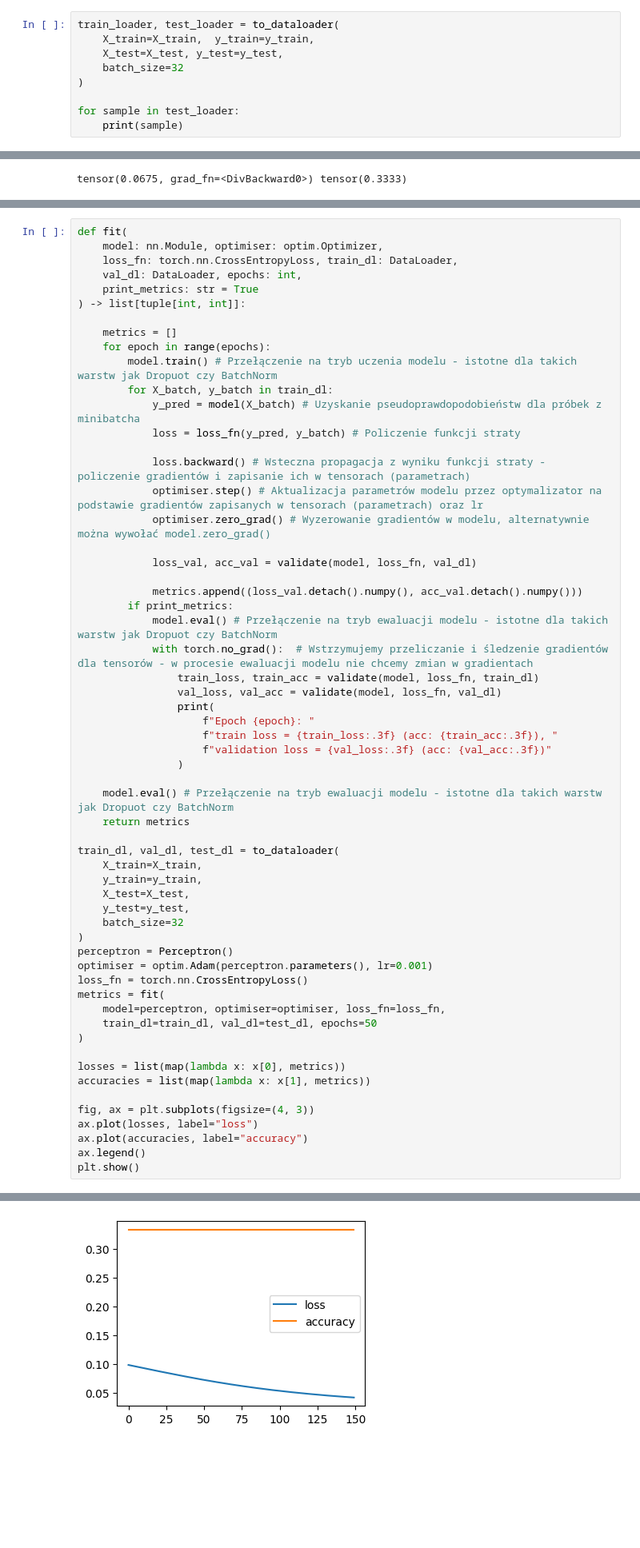
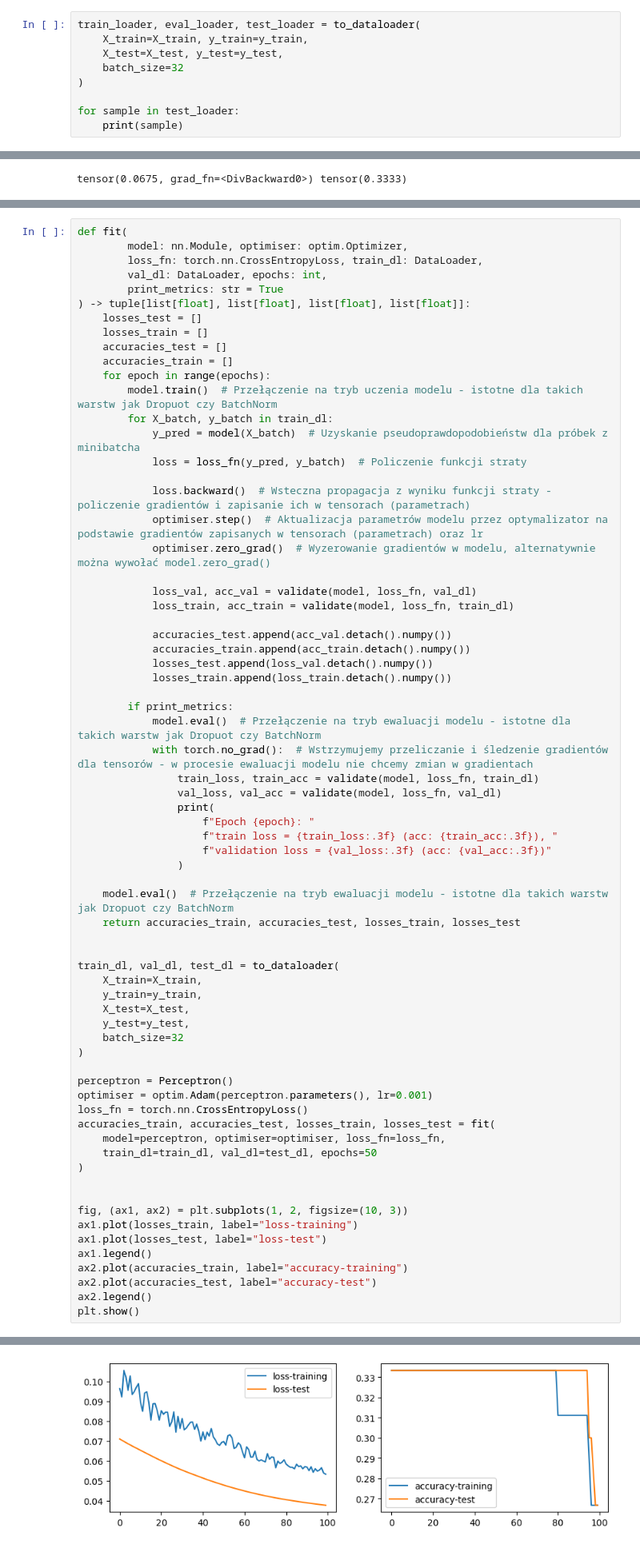
Before and after one commit to Dund33/gsn3, a Jupyter notebook: lab03_poprawione.ipynb, the cells around one changed output, grey strips where cells are left out. Shown at 80% size. Cells and saved outputs as stored; diff of their text form; blank space fills up the shorter version.

```diff
--- a/lab03_poprawione.ipynb
+++ b/lab03_poprawione.ipynb
@@ -346,8 +346,8 @@ def to_dataloader(
 # %% [markdown]
 ***Przetestuj*** implementację
 # %%
-train_loader, test_loader = to_dataloader(
-    X_train=X_train,  y_train=y_train,
+train_loader, eval_loader, test_loader = to_dataloader(
+    X_train=X_train, y_train=y_train,
     X_test=X_test, y_test=y_test,
     batch_size=32
 )
@@ -414,27 +421,34 @@ Przed uzupełnieniem poniżej implementacji została nam jeszcze jedna istotna k
 # %%
 def fit(
-    model: nn.Module, optimiser: optim.Optimizer,
-    loss_fn: torch.nn.CrossEntropyLoss, train_dl: DataLoader,
-    val_dl: DataLoader, epochs: int,
-    print_metrics: str = True
-) -> list[tuple[int, int]]:
+        model: nn.Module, optimiser: optim.Optimizer,
+        loss_fn: torch.nn.CrossEntropyLoss, train_dl: DataLoader,
+        val_dl: DataLoader, epochs: int,
+        print_metrics: str = True
+) -> tuple[list[float], list[float], list[float], list[float]]:
+    losses_test = []
+    losses_train = []
+    accuracies_test = []
+    accuracies_train = []
+    for epoch in range(epochs):
+        model.train()  # Przełączenie na tryb uczenia modelu - istotne dla takich warstw jak Dropuot czy BatchNorm
+        for X_batch, y_batch in train_dl:
+            y_pred = model(X_batch)  # Uzyskanie pseudoprawdopodobieństw dla próbek z minibatcha
+            loss = loss_fn(y_pred, y_batch)  # Policzenie funkcji straty
 
-    metrics = []
-    for epoch in range(epochs):
-        model.train() # Przełączenie na tryb uczenia modelu - istotne dla takich warstw jak Dropuot czy BatchNorm
-        for X_batch, y_batch in train_dl:
-            y_pred = model(X_batch) # Uzyskanie pseudoprawdopodobieństw dla próbek z minibatcha
-            loss = loss_fn(y_pred, y_batch) # Policzenie funkcji straty
-
-            loss.backward() # Wsteczna propagacja z wyniku funkcji straty - policzenie gradientów i zapisanie ich w tensorach (parametrach)
-            optimiser.step() # Aktualizacja parametrów modelu przez optymalizator na podstawie gradientów zapisanych w tensorach (parametrach) oraz lr
-            optimiser.zero_grad() # Wyzerowanie gradientów w modelu, alternatywnie można wywołać model.zero_grad()
+            loss.backward()  # Wsteczna propagacja z wyniku funkcji straty - policzenie gradientów i zapisanie ich w tensorach (parametrach)
+            optimiser.step()  # Aktualizacja parametrów modelu przez optymalizator na podstawie gradientów zapisanych w tensorach (parametrach) oraz lr
+            optimiser.zero_grad()  # Wyzerowanie gradientów w modelu, alternatywnie można wywołać model.zero_grad()
 
             loss_val, acc_val = validate(model, loss_fn, val_dl)
+            loss_train, acc_train = validate(model, loss_fn, train_dl)
 
-            metrics.append((loss_val.detach().numpy(), acc_val.detach().numpy()))
+            accuracies_test.append(acc_val.detach().numpy())
+            accuracies_train.append(acc_train.detach().numpy())
+            losses_test.append(loss_val.detach().numpy())
+            losses_train.append(loss_train.detach().numpy())
+
         if print_metrics:
-            model.eval() # Przełączenie na tryb ewaluacji modelu - istotne dla takich warstw jak Dropuot czy BatchNorm
+            model.eval()  # Przełączenie na tryb ewaluacji modelu - istotne dla takich warstw jak Dropuot czy BatchNorm
             with torch.no_grad():  # Wstrzymujemy przeliczanie i śledzenie gradientów dla tensorów - w procesie ewaluacji modelu nie chcemy zmian w gradientach
                 train_loss, train_acc = validate(model, loss_fn, train_dl)
                 val_loss, val_acc = validate(model, loss_fn, val_dl)
@@ -444,8 +458,9 @@ def fit(
                     f"validation loss = {val_loss:.3f} (acc: {val_acc:.3f})"
                 )
 
-    model.eval() # Przełączenie na tryb ewaluacji modelu - istotne dla takich warstw jak Dropuot czy BatchNorm
-    return metrics
+    model.eval()  # Przełączenie na tryb ewaluacji modelu - istotne dla takich warstw jak Dropuot czy BatchNorm
+    return accuracies_train, accuracies_test, losses_train, losses_test
+
 
 train_dl, val_dl, test_dl = to_dataloader(
     X_train=X_train,
@@ -454,20 +469,22 @@ train_dl, val_dl, test_dl = to_dataloader(
     y_test=y_test,
     batch_size=32
 )
+
 perceptron = Perceptron()
 optimiser = optim.Adam(perceptron.parameters(), lr=0.001)
 loss_fn = torch.nn.CrossEntropyLoss()
-metrics = fit(
+accuracies_train, accuracies_test, losses_train, losses_test = fit(
     model=perceptron, optimiser=optimiser, loss_fn=loss_fn,
     train_dl=train_dl, val_dl=test_dl, epochs=50
 )
 
-losses = list(map(lambda x: x[0], metrics))
-accuracies = list(map(lambda x: x[1], metrics))
 
-fig, ax = plt.subplots(figsize=(4, 3))
-ax.plot(losses, label="loss")
-ax.plot(accuracies, label="accuracy")
-ax.legend()
+fig, (ax1, ax2) = plt.subplots(1, 2, figsize=(10, 3))
+ax1.plot(losses_train, label="loss-training")
+ax1.plot(losses_test, label="loss-test")
+ax1.legend()
+ax2.plot(accuracies_train, label="accuracy-training")
+ax2.plot(accuracies_test, label="accuracy-test")
+ax2.legend()
 plt.show()
 # %% [output]
@@ -491 +508 @@ Epoch 49: train loss = 0.041 (acc: 0.333), validation loss = 0.041 (acc: 0.333)
-[figure, old version]
+[figure, new version]
```
Also changed, not shown: parts of 17 cells of this notebook.
